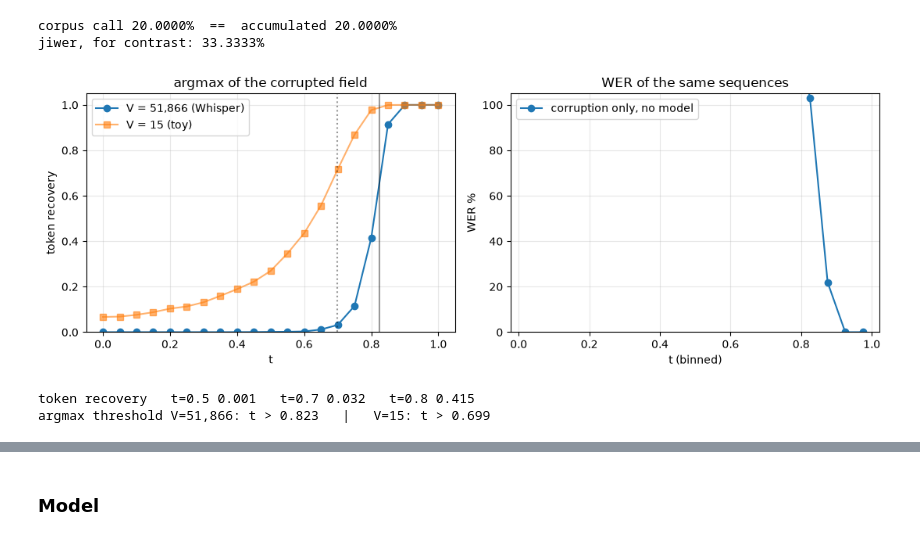
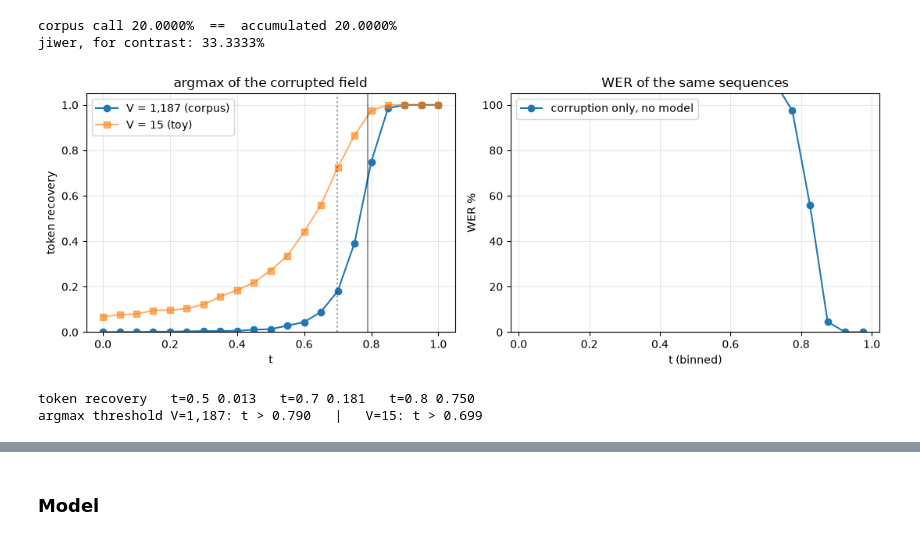
Before and after one commit to daoterog/continuous-flow-asr, a Jupyter notebook: notebooks/cont_flow_asr.ipynb, the cells around one changed output, grey strips where cells are left out. Drawn from its saved outputs; the diff is of its cells as text; code cells hidden in the pictures.

```diff
--- a/notebooks/cont_flow_asr.ipynb
+++ b/notebooks/cont_flow_asr.ipynb
@@ -155,13 +232,19 @@ batch = next(iter(loader))
 PREFIX_LEN = 4  # <|startoftranscript|><|en|><|transcribe|><|notimestamps|>
 
 
-def ids_to_text(ids, tokenizer, pad_id):
+def ids_to_text(ids, tokenizer, pad_id, vocab_map="default"):
     """Canvas token ids -> transcripts, cut at the first <|endoftext|> after the prefix.
 
     Cutting rather than relying on skip_special_tokens alone: an untrained model emits
     tokens all over the canvas, and everything past the first end-of-text is not part of
     the transcript a sampler would have produced.
     """
+    if vocab_map == "default":
+        vocab_map = VOCAB_MAP  # compact ids have to become Whisper ids before decoding
+    if vocab_map is not None:
+        ids = vocab_map.decode(ids)
+        pad_id = vocab_map.to_full[pad_id].item()
+
     texts = []
     for row in ids.tolist():
         tail = row[PREFIX_LEN:]
@@ -483,45 +566,49 @@ def sweep_corruption(tokens, vocab_size, ts, tokenizer, pad_id, num_bins=20):
 # 64 real utterances, no model involved — what follows is a property of the interpolant
 # and the vocabulary size, not of anything trained.
 SWEEP_N = 64
-sweep_texts = [audio_ds.utts[i][3] for i in range(SWEEP_N)]
+# drawn from work_ds, so every utterance already fits the canvas without truncation
+sweep_texts = [audio_ds.utts[i][3] for i in work_ds.indices[:SWEEP_N]]
 sweep_tokens = tokenizer(
     sweep_texts, return_tensors="pt", padding="max_length",
     truncation=True, max_length=CANVAS_LEN,
 ).input_ids.to(device)
+if VOCAB_MAP is not None:
+    # the sweep one-hots against VOCAB_SIZE, so it needs compact ids like everything else
+    sweep_tokens = VOCAB_MAP.encode(sweep_tokens)
 
 ts = torch.linspace(0.0, 1.0, 21).tolist()
 torch.manual_seed(0)
 sweep_metric, recovery = sweep_corruption(sweep_tokens, VOCAB_SIZE, ts, tokenizer, PAD_ID)
 
 # The crossover sits where the signal beats the largest of V draws from N(0, 1-t):
 # t/(1-t) > E[max], i.e. t > E[max]/(1 + E[max]). sqrt(2 ln V) is the leading-order term
 # and runs a little high — measured, E[max] is 4.24 at V=51,866 against a predicted 4.66.
 threshold = lambda V: np.sqrt(2 * np.log(V)) / (1 + np.sqrt(2 * np.log(V)))
 
 toy_tokens = torch.randint(0, 15, sweep_tokens.shape, device=device)
 toy_recovery = [(corrupt_and_decode(toy_tokens, 15, t) == toy_tokens).float().mean().item()
                 for t in ts]
 
 fig, axes = plt.subplots(1, 2, figsize=(11, 4))
 
-axes[0].plot(ts, recovery, marker="o", label=f"V = {VOCAB_SIZE:,} (Whisper)")
+axes[0].plot(ts, recovery, marker="o", label=f"V = {VOCAB_SIZE:,} (corpus)")
 axes[0].plot(ts, toy_recovery, marker="s", alpha=0.6, label="V = 15 (toy)")
 for V_, style in ((VOCAB_SIZE, "-"), (15, ":")):
     axes[0].axvline(threshold(V_), color="k", ls=style, alpha=0.4)
 axes[0].set_xlabel("t"); axes[0].set_ylabel("token recovery"); axes[0].set_ylim(0, 1.05)
 axes[0].grid(alpha=0.3); axes[0].legend()
 axes[0].set_title("argmax of the corrupted field")
 
 plot_binned_wer(sweep_metric, ax=axes[1], label="corruption only, no model")
 axes[1].set_title("WER of the same sequences")
 plt.tight_layout(); plt.show()
 
 print(f"token recovery   t=0.5 {recovery[10]:.3f}   t=0.7 {recovery[14]:.3f}   t=0.8 {recovery[16]:.3f}")
 print(f"argmax threshold V={VOCAB_SIZE:,}: t > {threshold(VOCAB_SIZE):.3f}   |   V=15: t > {threshold(15):.3f}")
 # %% [output]
-[figure, old version]
+[figure, new version]
-token recovery   t=0.5 0.001   t=0.7 0.032   t=0.8 0.415
-argmax threshold V=51,866: t > 0.823   |   V=15: t > 0.699
+token recovery   t=0.5 0.013   t=0.7 0.181   t=0.8 0.750
+argmax threshold V=1,187: t > 0.790   |   V=15: t > 0.699
 # %%
 # tau from the model-free corruption sweep: the prior, before any training. Refresh it
 # later from a BinnedTokenError collected on the model itself.
```
Also changed, not shown: parts of 8 cells of this notebook.
